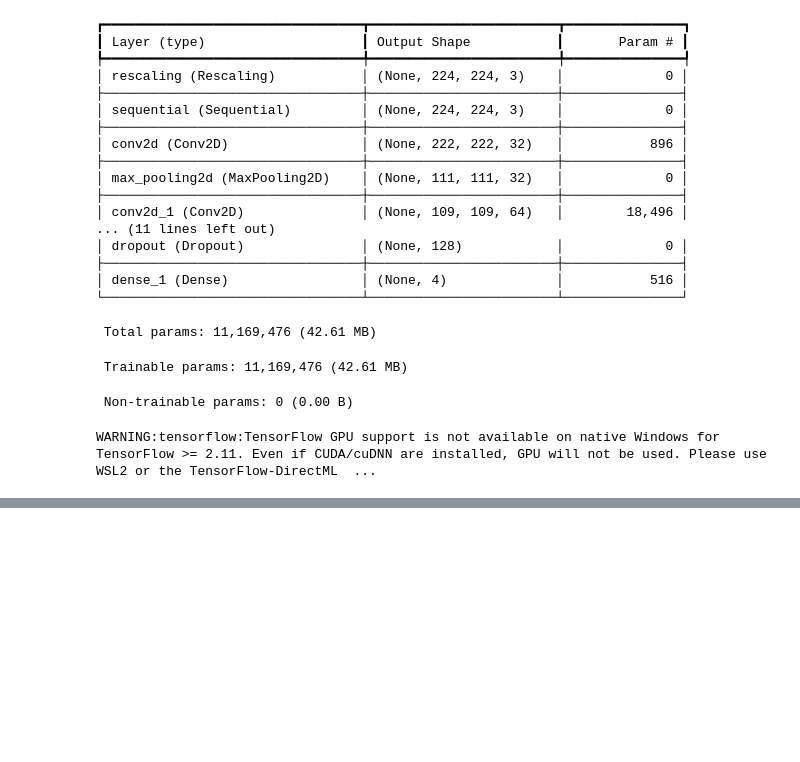
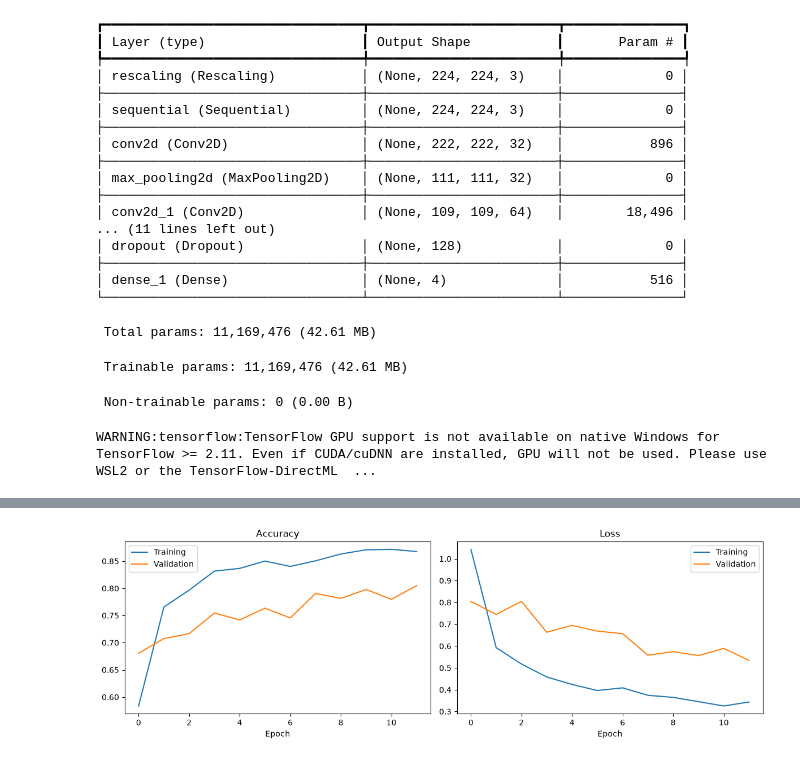
Before and after one commit to ashutoshkashyap04/brain-tumor-detection, a Jupyter notebook: notebooks/03-model-training.ipynb, the cells around one changed output, grey strips where cells are left out. Saved outputs shown, nothing was run; the diff lists cells and outputs as text; code cells hidden in the pictures; blank space fills up the shorter version.

Commit message:
Used transfer learning for better evaluation

```diff
--- a/notebooks/03-model-training.ipynb
+++ b/notebooks/03-model-training.ipynb
@@ -240,0 +432,12 @@ model.save("../models/brain_tumor_cnn_v1.keras")
+# %%
+model_3.compile(
+    optimizer=tf.keras.optimizers.Adam(learning_rate=1e-3),
+    loss="sparse_categorical_crossentropy",
+    metrics=["accuracy"]
+)
+# %%
+history = model_3.fit(
+    train_ds,
+    validation_data=val_ds,
+    epochs=12
+)
@@ -240,0 +463,21 @@ model.save("../models/brain_tumor_cnn_v1.keras")
+# %%
+plt.figure(figsize=(12, 4))
+
+plt.subplot(1, 2, 1)
+plt.plot(history.history["accuracy"], label="Training")
+plt.plot(history.history["val_accuracy"], label="Validation")
+plt.title("Accuracy")
+plt.xlabel("Epoch")
+plt.legend()
+
+plt.subplot(1, 2, 2)
+plt.plot(history.history["loss"], label="Training")
+plt.plot(history.history["val_loss"], label="Validation")
+plt.title("Loss")
+plt.xlabel("Epoch")
+plt.legend()
+
+plt.tight_layout()
+plt.show()
+# %% [output]
+[figure, added]
```
Also changed, not shown: parts of 24 cells of this notebook, 1 other file.
